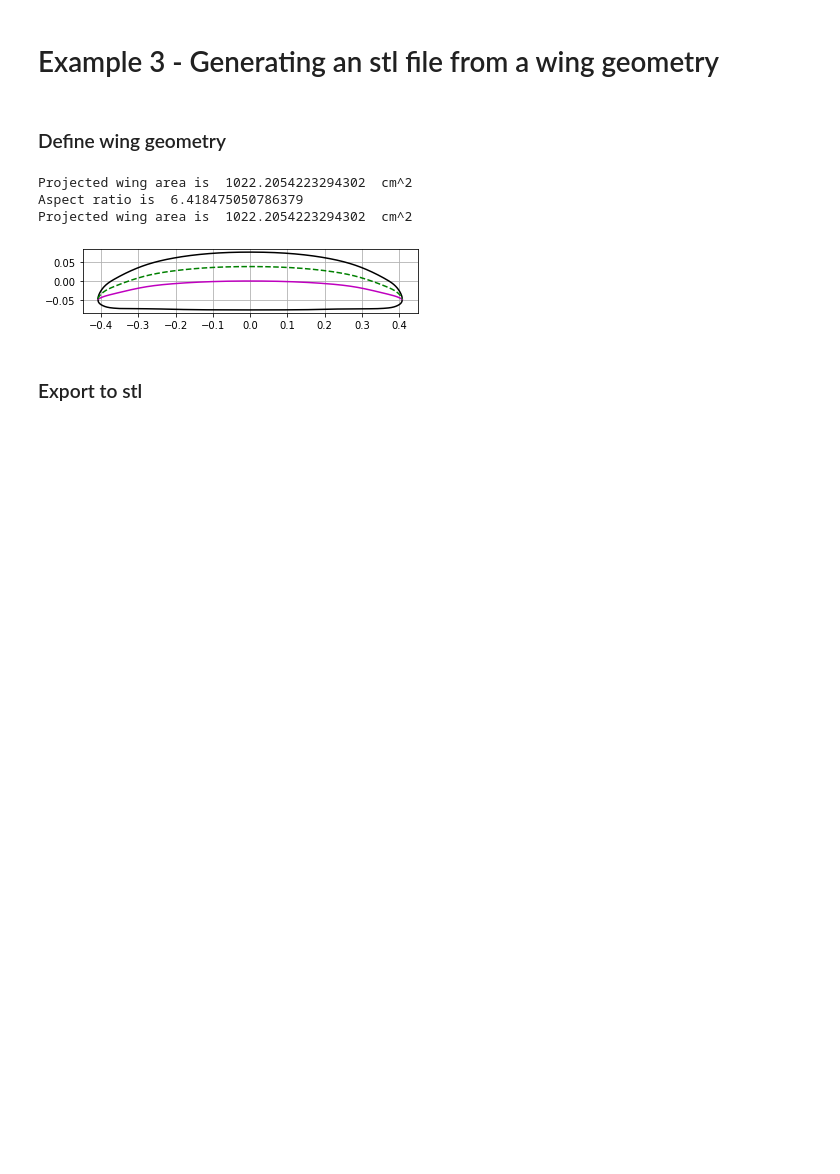
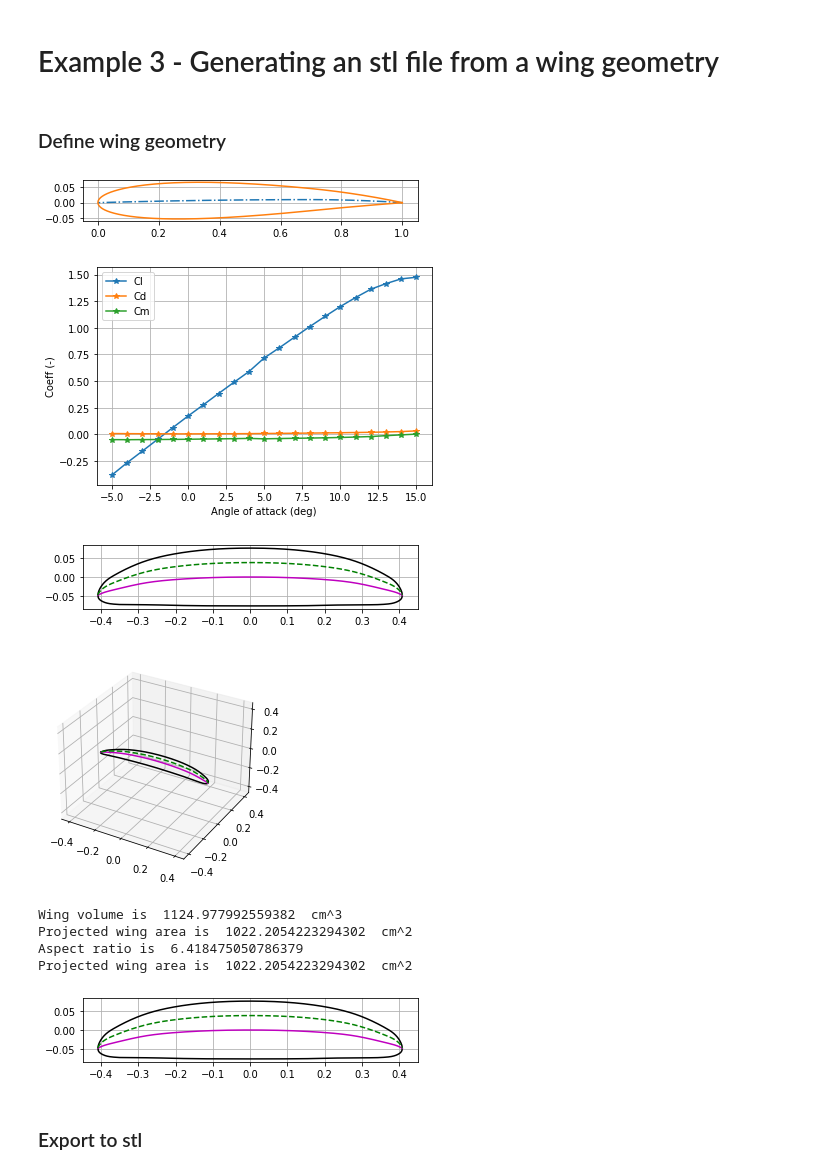
Before and after one commit to ss1870/Foilpy, a Jupyter notebook: examples/Ex3_generate_stl.ipynb, the cells around one changed output. Drawn from its saved outputs; the diff is of its cells as text; code cells hidden in the pictures; blank space fills up the shorter version.

```diff
--- a/examples/Ex3_generate_stl.ipynb
+++ b/examples/Ex3_generate_stl.ipynb
@@ -5,13 +5,18 @@
 # %%
 import AXIS_wing_definitions as AX_wings
 # Define front wing
-wing = AX_wings.bsc_810(1e6, afoil='naca1710', nsegs=40, plot_flag=False)
+wing = AX_wings.bsc_810(1e6, nsegs=40, plot_flag=True)
 wing.plot2D()
 # %% [output]
+[figure, new version]
+[figure, added]
+[figure, added]
+[figure, added]
+Wing volume is  1124.977992559382  cm^3
 Projected wing area is  1022.2054223294302  cm^2
 Aspect ratio is  6.418475050786379
 Projected wing area is  1022.2054223294302  cm^2
-[figure, old version]
+[figure, added]
 # %% [markdown]
 ### Export to stl
 # %%
```
Also changed, not shown: parts of 1 cell of this notebook, 8 other files.
